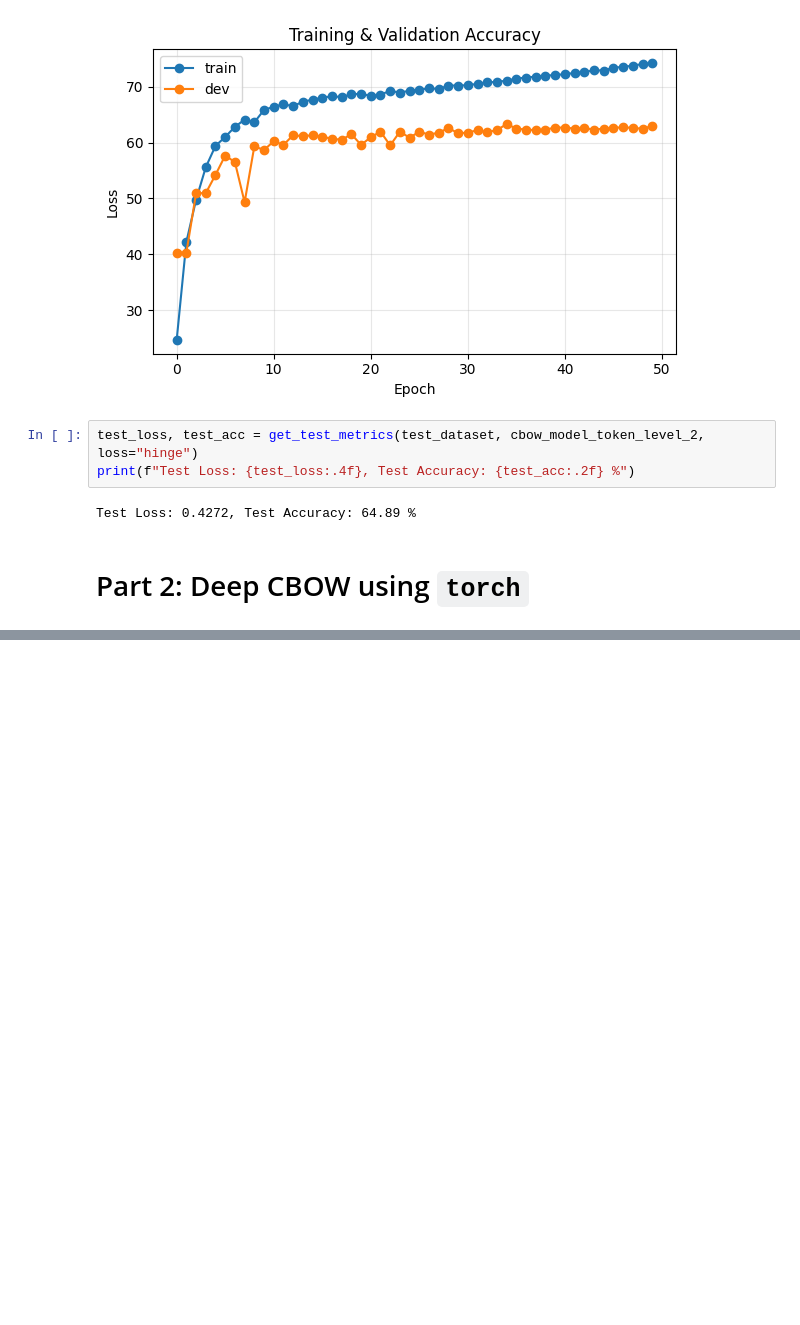
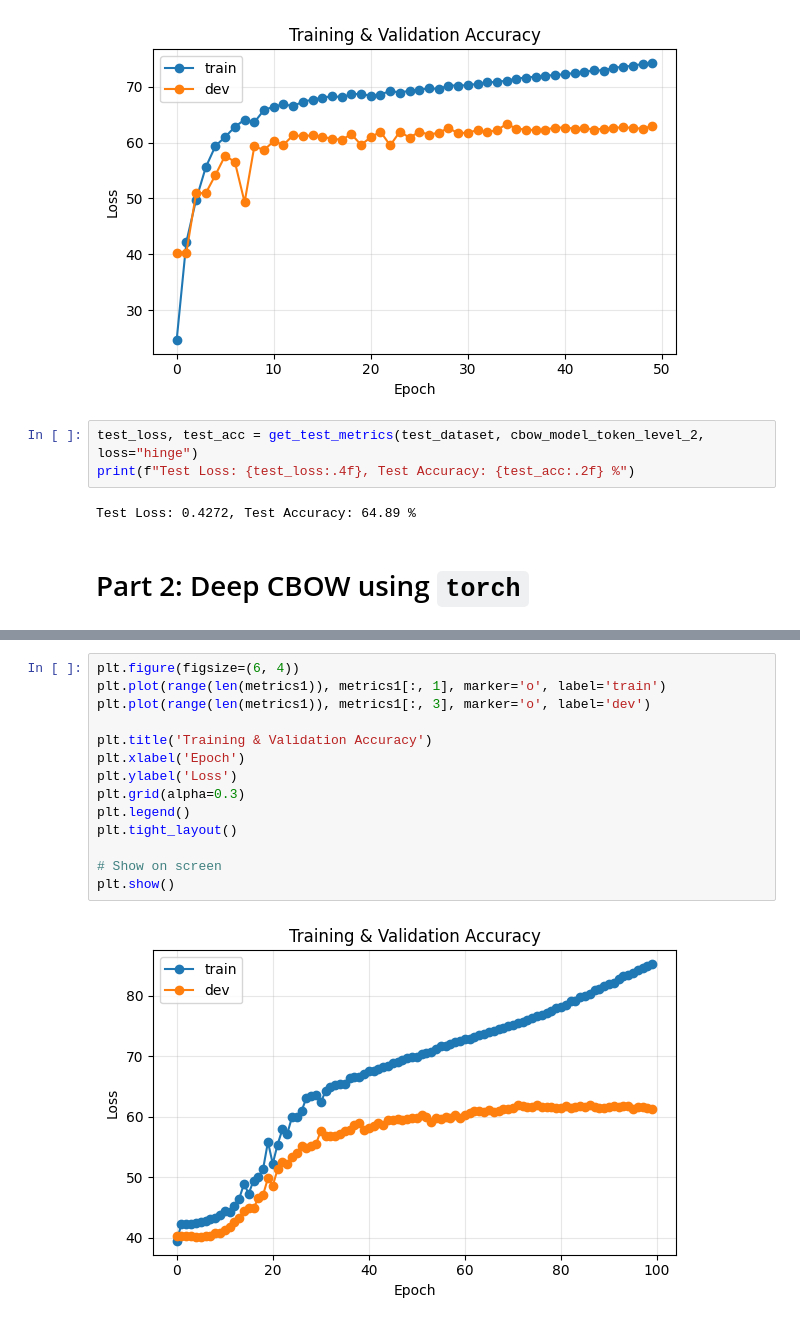
Before and after one commit to sohammistri/CMU-CS-11-711-anlp, a Jupyter notebook: lecture-2/exercises/ex4-cbow-deepcbow.ipynb, the cells around one changed output, grey strips where cells are left out. Drawn from its saved outputs; the diff is of its cells as text; blank space fills up the shorter version.

```diff
--- a/lecture-2/exercises/ex4-cbow-deepcbow.ipynb
+++ b/lecture-2/exercises/ex4-cbow-deepcbow.ipynb
@@ -529,0 +612,16 @@ Test Loss: 0.4272, Test Accuracy: 64.89 %
+# %%
+plt.figure(figsize=(6, 4))
+plt.plot(range(len(metrics1)), metrics1[:, 1], marker='o', label='train')
+plt.plot(range(len(metrics1)), metrics1[:, 3], marker='o', label='dev')
+
+plt.title('Training & Validation Accuracy')
+plt.xlabel('Epoch')
+plt.ylabel('Loss')
+plt.grid(alpha=0.3)
+plt.legend()
+plt.tight_layout()
+
+# Show on screen
+plt.show()
+# %% [output]
+[figure, added]
```
Also changed, not shown: parts of 35 cells of this notebook.
